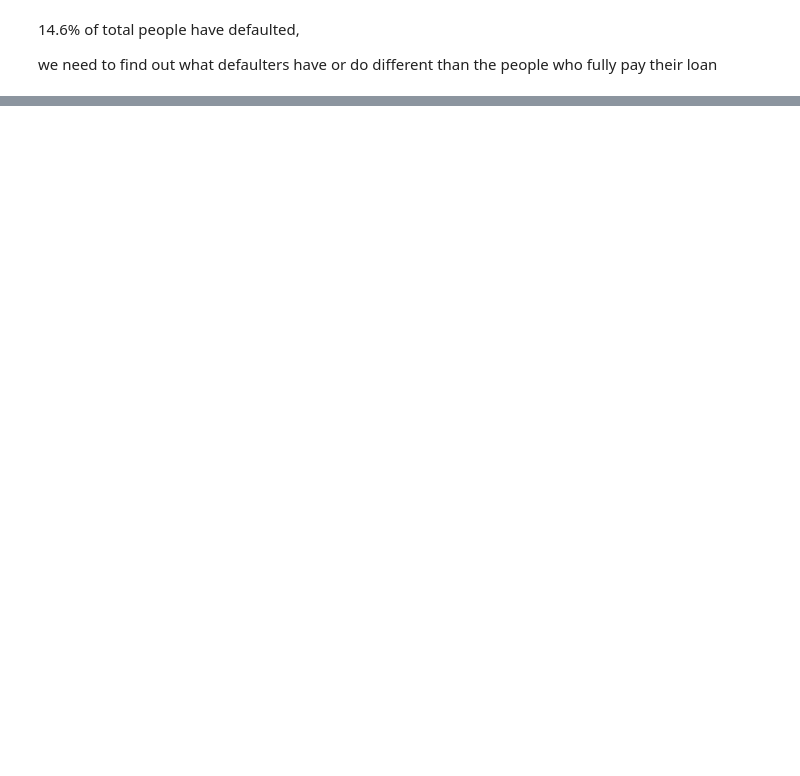
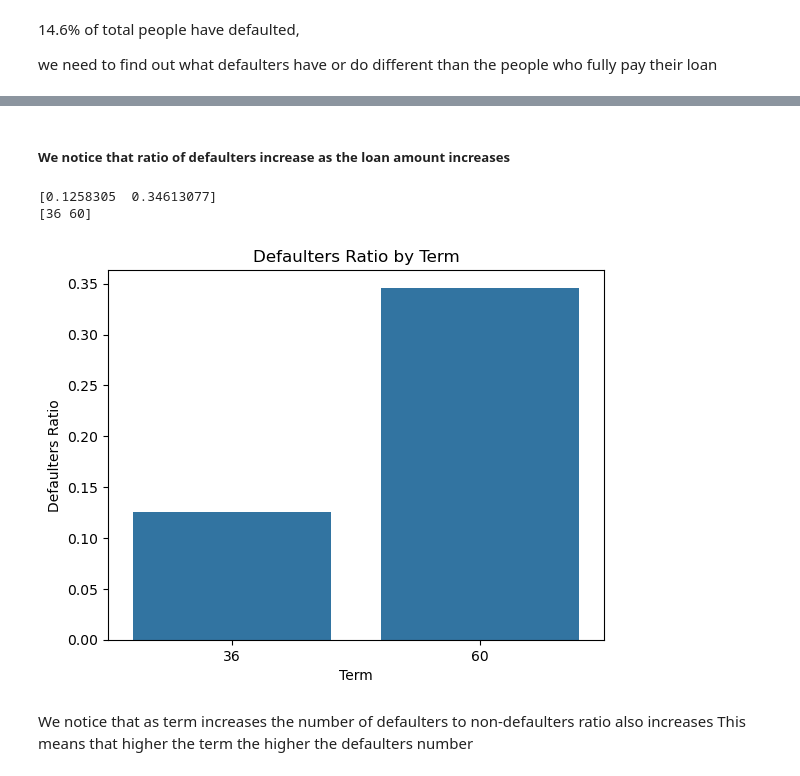
Before and after one commit to Rishabh-Saha/LendingClubCaseStudy, a Jupyter notebook: Rishabh_Saha.ipynb, the cells around one changed output, grey strips where cells are left out. Saved outputs shown, nothing was run; the diff lists cells and outputs as text; code cells hidden in the pictures; blank space fills up the shorter version.

```diff
--- a/Rishabh_Saha.ipynb
+++ b/Rishabh_Saha.ipynb
@@ -208,0 +207,22 @@ print('25-30: ', defaulters[(defaulters['dti'] > 25) & (defaulters['dti'] < 30)]
+# %% [markdown]
+##### We notice that ratio of defaulters increase as the loan amount increases
+# %%
+
+# Calculate defaulters/non_defaulters ratio for each term
+defaulters_ratio = defaulters.groupby('term').size() / non_defaulters.groupby('term').size()
+print(defaulters_ratio.values)
+print(df['term'].unique())
+
+# Plotting the bar plot
+sns.barplot(x=defaulters_ratio.index, y=defaulters_ratio.values)
+plt.xlabel('Term')
+plt.ylabel('Defaulters Ratio')
+plt.title('Defaulters Ratio by Term')
+plt.show()
+# %% [output]
+[0.1258305  0.34613077]
+[36 60]
+[figure, added]
+# %% [markdown]
+We notice that as term increases the number of defaulters to non-defaulters ratio also increases
+This means that higher the term the higher the defaulters number
```
Also changed, not shown: parts of 62 cells of this notebook.
